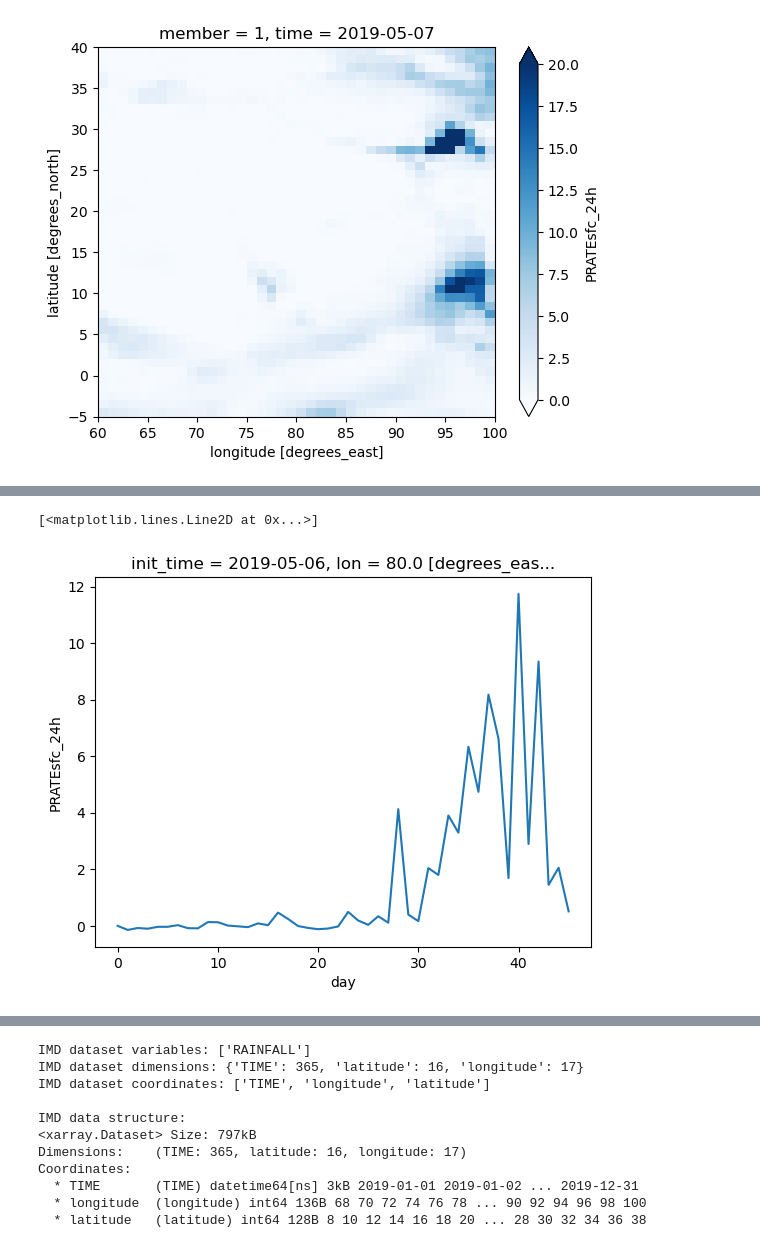
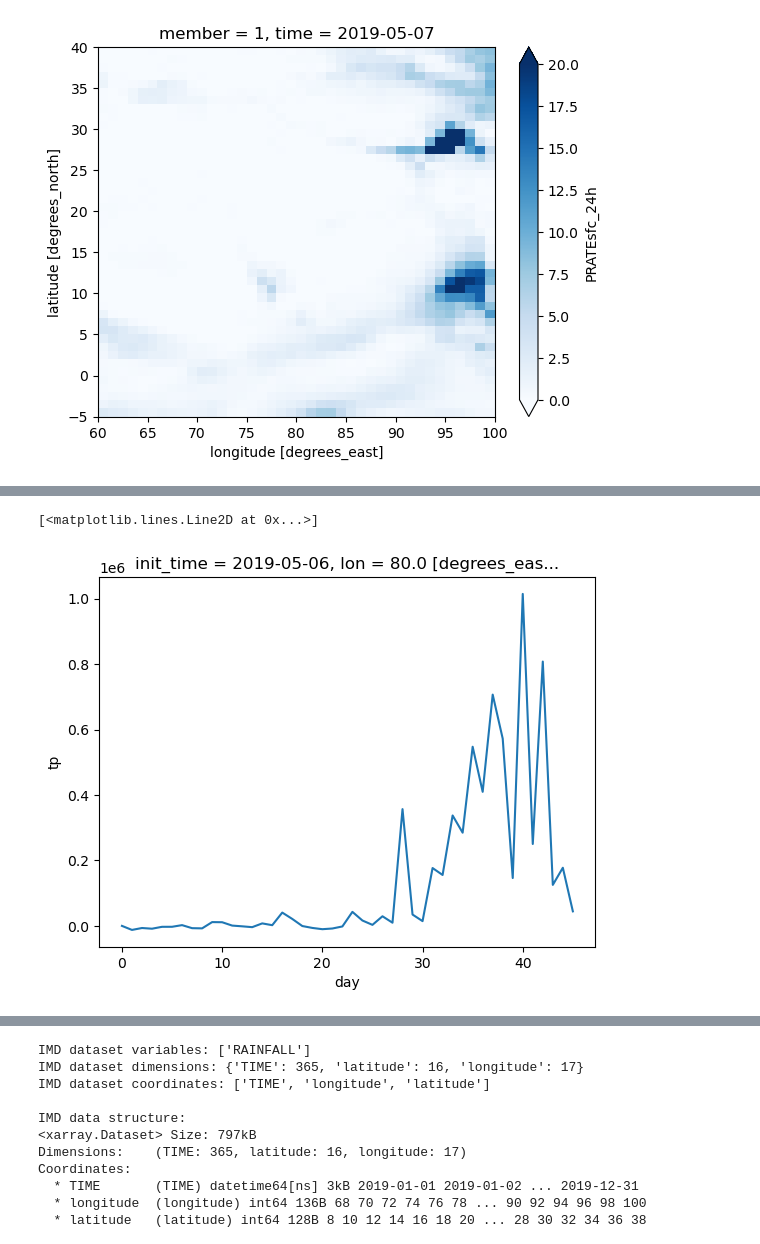
Before and after one commit to masak1112/benchmark-dev, a Jupyter notebook: metrics/monsoon/jupyter_notebooks/explore_amiptype_model_data.ipynb, the cells around one changed output, grey strips where cells are left out. Cells and saved outputs as stored; diff of their text form; code cells hidden in the pictures.

Commit message:
updated scripts for amip-s2s evaluations

```diff
--- a/metrics/monsoon/jupyter_notebooks/explore_amiptype_model_data.ipynb
+++ b/metrics/monsoon/jupyter_notebooks/explore_amiptype_model_data.ipynb
@@ -68,8 +74,9 @@ print(ds["PRATEsfc_24h"].dims)
 # %%
-ds2 = xr.open_dataset("/glade/work/rajatm/benchmark-dev/metrics/monsoon/jupyter_notebooks/yearly_outputs/2019.nc")
+ds3 = xr.open_dataset("/glade/work/rajatm/benchmark-dev/metrics/monsoon/data_files/regrid_out/amip_s2s_clim/2019.nc")
+ds4 = xr.open_dataset("/glade/work/rajatm/benchmark-dev/metrics/monsoon/data_files/regrid_out/amip_s2s_train_scratch/2019.nc")
 # %%
-(ds2['PRATEsfc_24h'].sel(lat=20, lon=80, member=2, init_time = '2019-05-06T00:00:00.000000000')*86400).plot()
+(ds3['tp'].sel(lat=20, lon=80, member=2, init_time = '2019-05-06T00:00:00.000000000')*86400).plot()
 # %% [output]
 [<matplotlib.lines.Line2D at 0x...>]
-[figure, old version]
+[figure, new version]
 # %%
```
Also changed, not shown: parts of 12 cells of this notebook, 11 other files.
